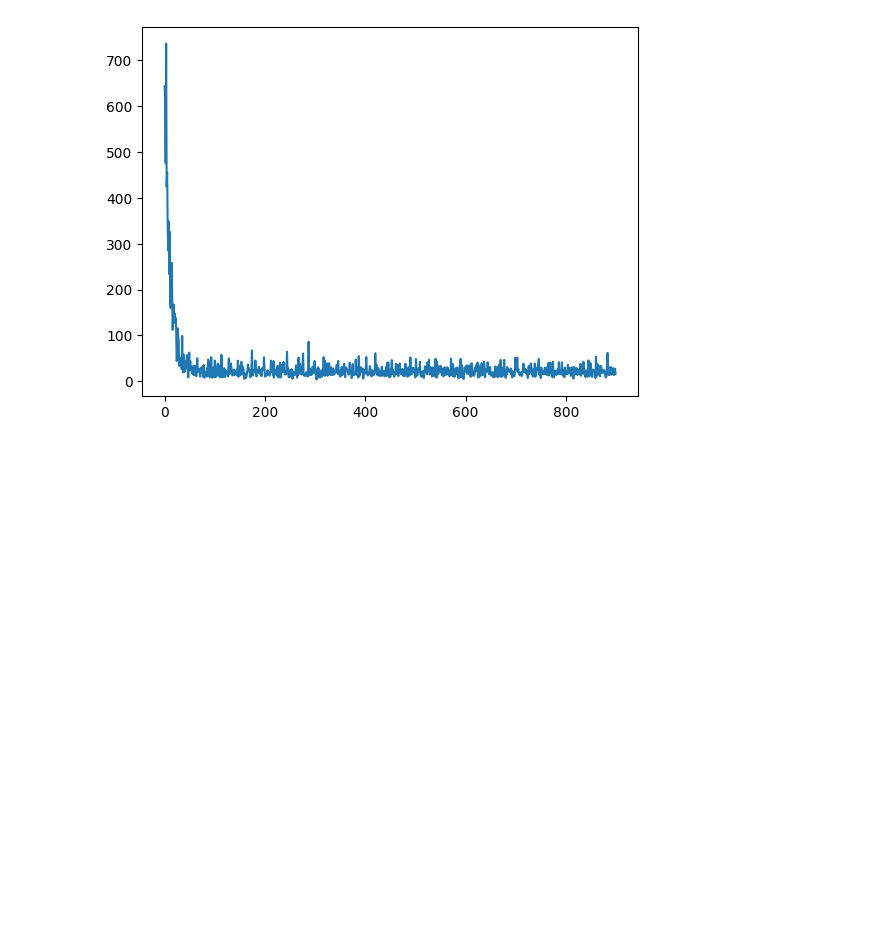
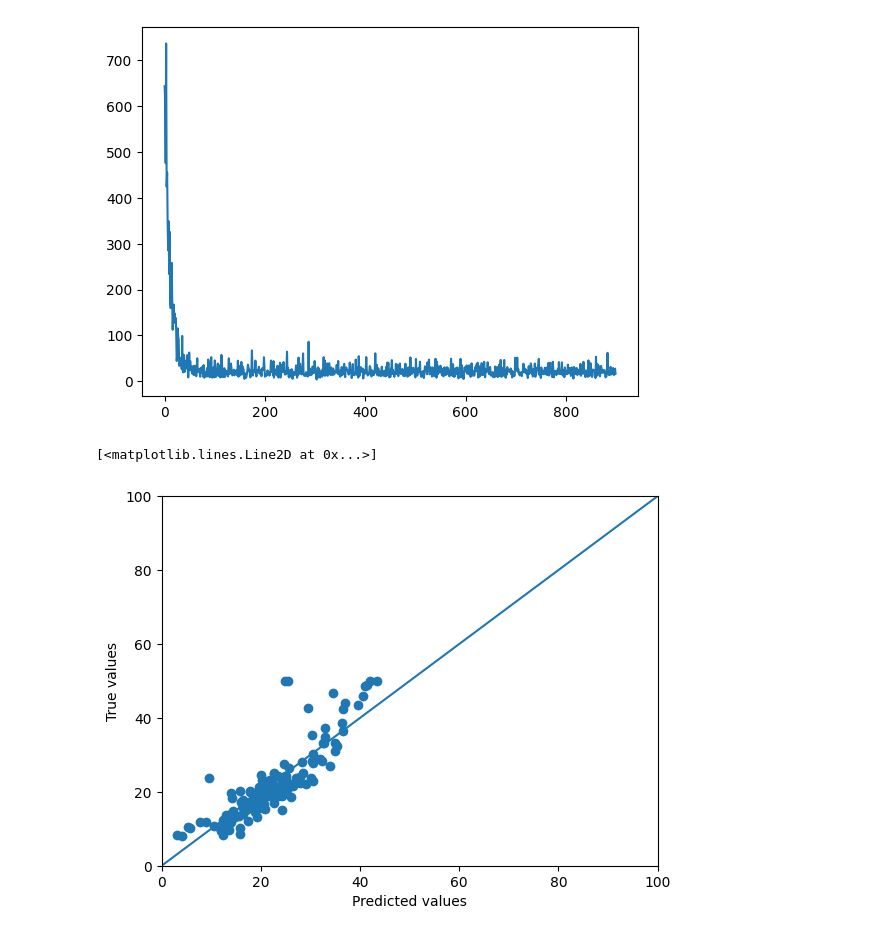
Before and after one commit to HemanthThota39/LinearRegression, a Jupyter notebook: linear.ipynb, the cells around one changed output. Drawn from its saved outputs; the diff is of its cells as text; code cells hidden in the pictures; blank space fills up the shorter version.

Commit message:
Added predicted vs true

```diff
--- a/linear.ipynb
+++ b/linear.ipynb
@@ -105,3 +105,17 @@ plt.plot(list(range(900)), losses)
 # %% [output]
 [<matplotlib.lines.Line2D at 0x...>]
 [figure]
+# %%
+def predict(x_test, weights):
+    return np.dot(x_test, weights)
+preds = predict(X_test, weights)
+# %%
+plt.scatter(preds, y_test)
+plt.xlabel("Predicted values")
+plt.ylabel("True values")
+plt.xlim([0,100])
+plt.ylim([0,100])
+plt.plot([0,100], [0,100])
+# %% [output]
+[<matplotlib.lines.Line2D at 0x...>]
+[figure, added]
```
